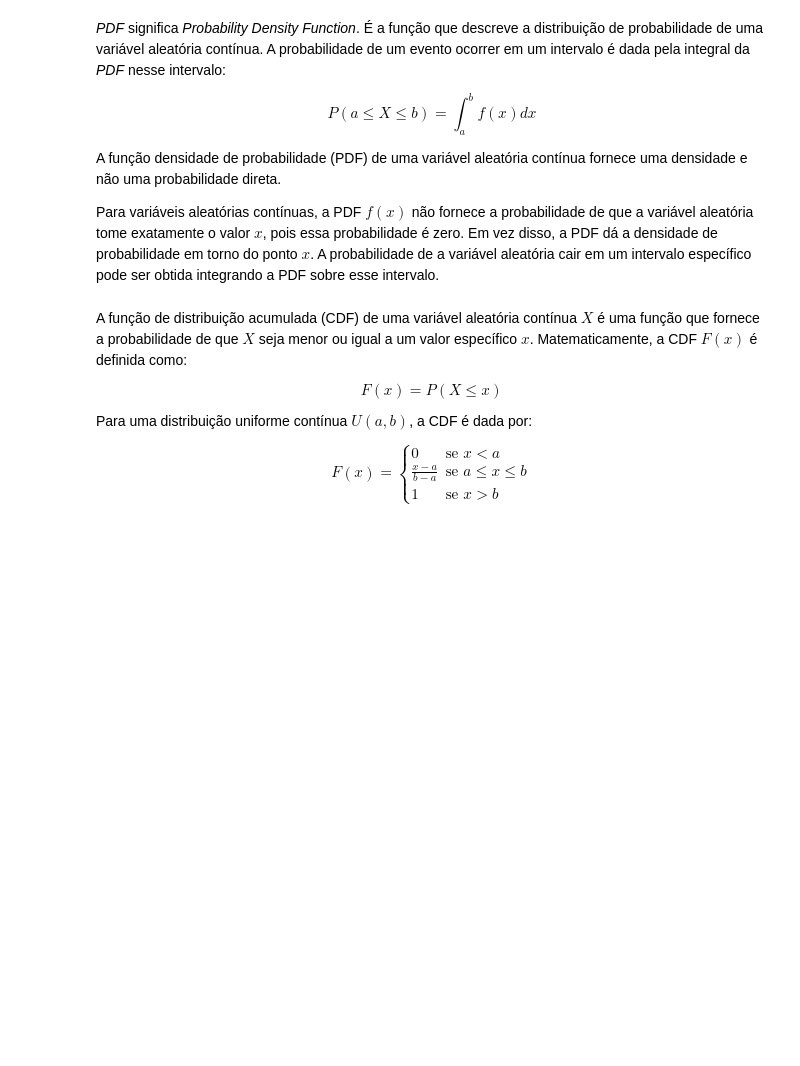
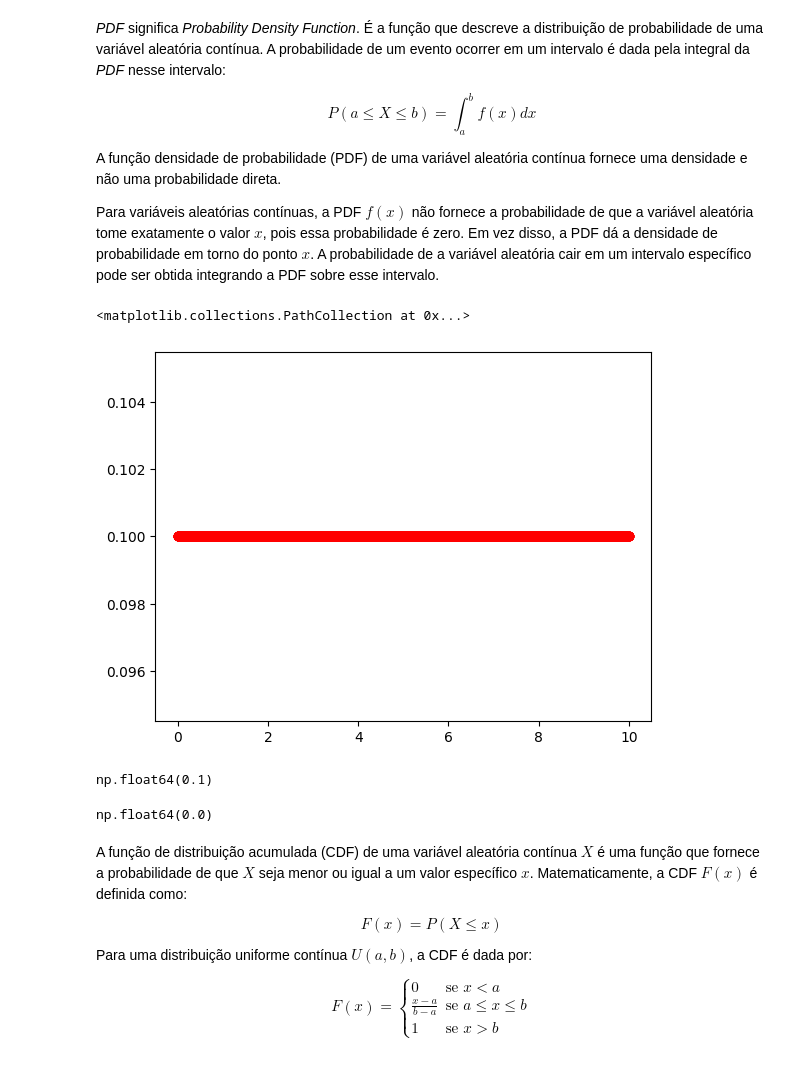
Before and after one commit to PauloViniciusR/Estatistica_dados, a Jupyter notebook: Estatistica_Probabilistica/06_continuas_uniforme.ipynb, the cells around one changed output. Cells and saved outputs as stored; diff of their text form; code cells hidden in the pictures; blank space fills up the shorter version.

```diff
--- a/Estatistica_Probabilistica/06_continuas_uniforme.ipynb
+++ b/Estatistica_Probabilistica/06_continuas_uniforme.ipynb
@@ -52,6 +52,22 @@ $$
 A função densidade de probabilidade (PDF) de uma variável aleatória contínua fornece uma densidade e não uma probabilidade direta.
 
 Para variáveis aleatórias contínuas, a PDF $f(x)$ não fornece a probabilidade de que a variável aleatória tome exatamente o valor $x$, pois essa probabilidade é zero. Em vez disso, a PDF dá a densidade de probabilidade em torno do ponto $x$. A probabilidade de a variável aleatória cair em um intervalo específico pode ser obtida integrando a PDF sobre esse intervalo.
+# %%
+x = np.linspace(0, 10, 10000)
+y = uniform.pdf(x, 0, 10)
+
+plt.scatter(x, y, marker="o", color="red")
+# %% [output]
+<matplotlib.collections.PathCollection at 0x...>
+[figure, added]
+# %%
+uniform.pdf(0.5, 0, 10)
+# %% [output]
+np.float64(0.1)
+# %%
+uniform.pdf(11, 0, 10)
+# %% [output]
+np.float64(0.0)
 # %% [markdown]
 A função de distribuição acumulada (CDF) de uma variável aleatória contínua $X$ é uma função que fornece a probabilidade de que $X$ seja menor ou igual a um valor específico $x$. Matematicamente, a CDF $F(x)$ é definida como:
 
```
